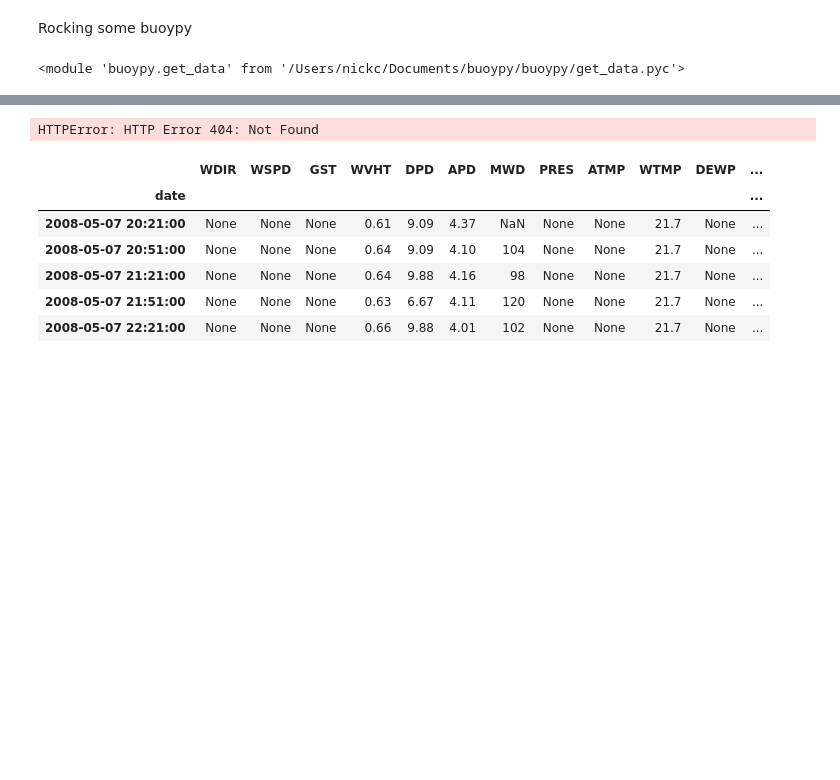
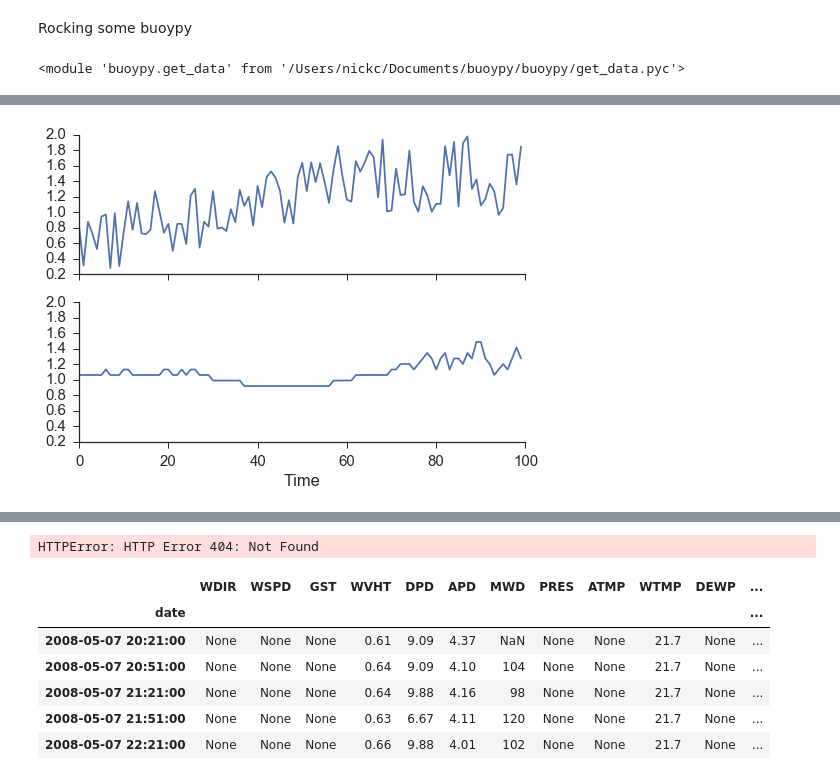
Before and after one commit to nickc1/buoypy, a Jupyter notebook: scripts/buoy_data_analysis.ipynb, the cells around one changed output, grey strips where cells are left out. Drawn from its saved outputs; the diff is of its cells as text; code cells hidden in the pictures; blank space fills up the shorter version.

```diff
--- a/scripts/buoy_data_analysis.ipynb
+++ b/scripts/buoy_data_analysis.ipynb
@@ -26,0 +90,20 @@ reload(gd)
+# %%
+x1 = A.WSPD.values
+x2 = A.WTMP.values
+
+x1 -= np.mean(x1)
+x2 -= np.mean(x2)
+
+x1 /= np.std(x1)
+x2 /= np.std(x2)
+# %%
+x1 = np.random.rand(len(x1)) + np.sin(np.linspace(0,np.pi*40,len(x1)))
+# %%
+fig,ax = plt.subplots(nrows=2,sharex=True,sharey=True)
+ax[0].plot(x1[0:100])
+ax[1].plot(x2[0:100])
+#ax[0].set_yticks([.1,.3,.5,.7,.9])
+ax[1].set_xlabel('Time')
+sns.despine()
+# %% [output]
+[figure, added]
```
Also changed, not shown: parts of 24 cells of this notebook, 4 other files.
